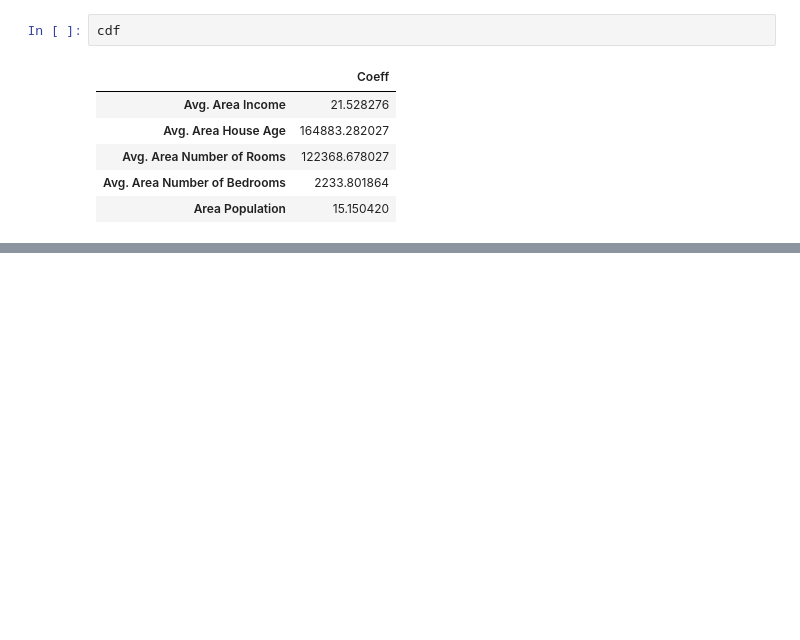
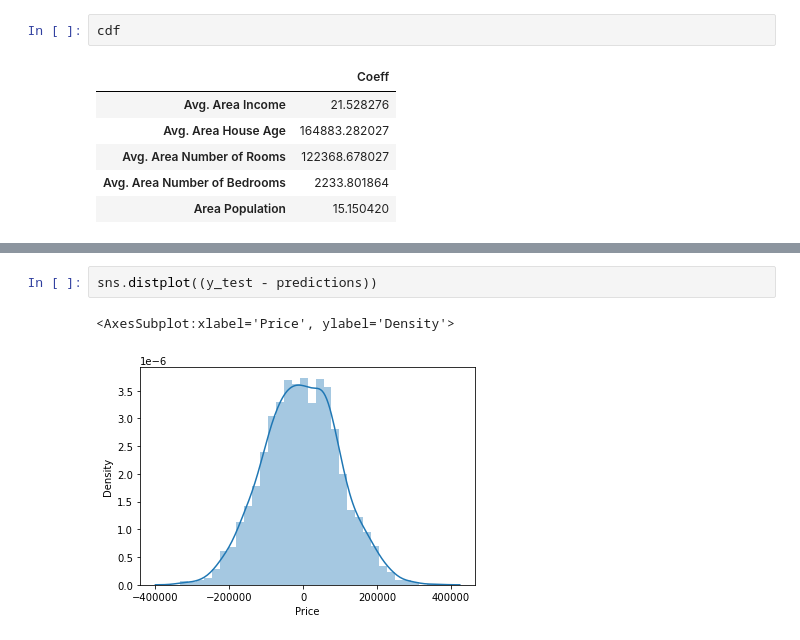
Before and after one commit to AnvarNazar/Python-for-Data-Science-and-ML-Notes, a Jupyter notebook: linear-regression/linear-regression-1.ipynb, the cells around one changed output, grey strips where cells are left out. Drawn from its saved outputs; the diff is of its cells as text; blank space fills up the shorter version.

```diff
--- a/linear-regression/linear-regression-1.ipynb
+++ b/linear-regression/linear-regression-1.ipynb
@@ -99,0 +114,5 @@ cdf
+# %%
+sns.distplot((y_test - predictions))
+# %% [output]
+<AxesSubplot:xlabel='Price', ylabel='Density'>
+[figure, added]
```
Also changed, not shown: parts of 4 cells of this notebook, 10 other files.
